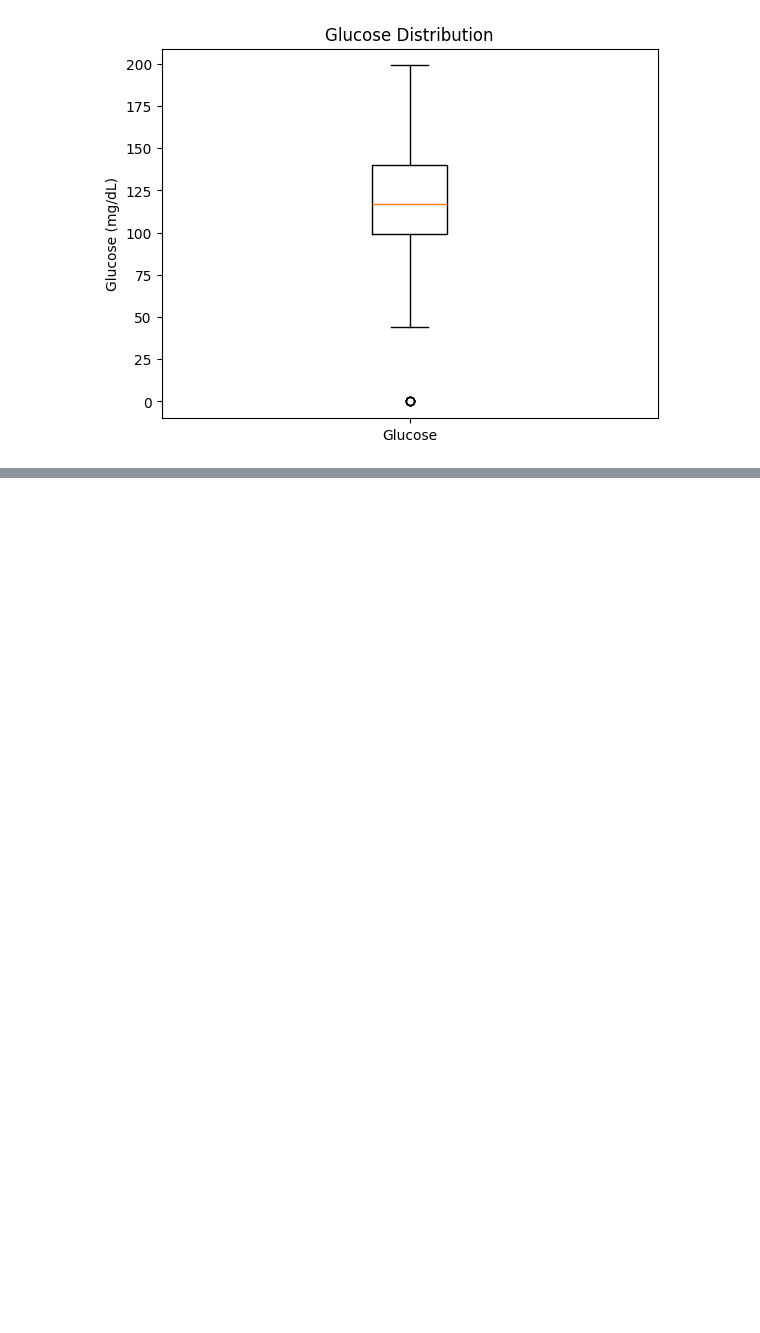
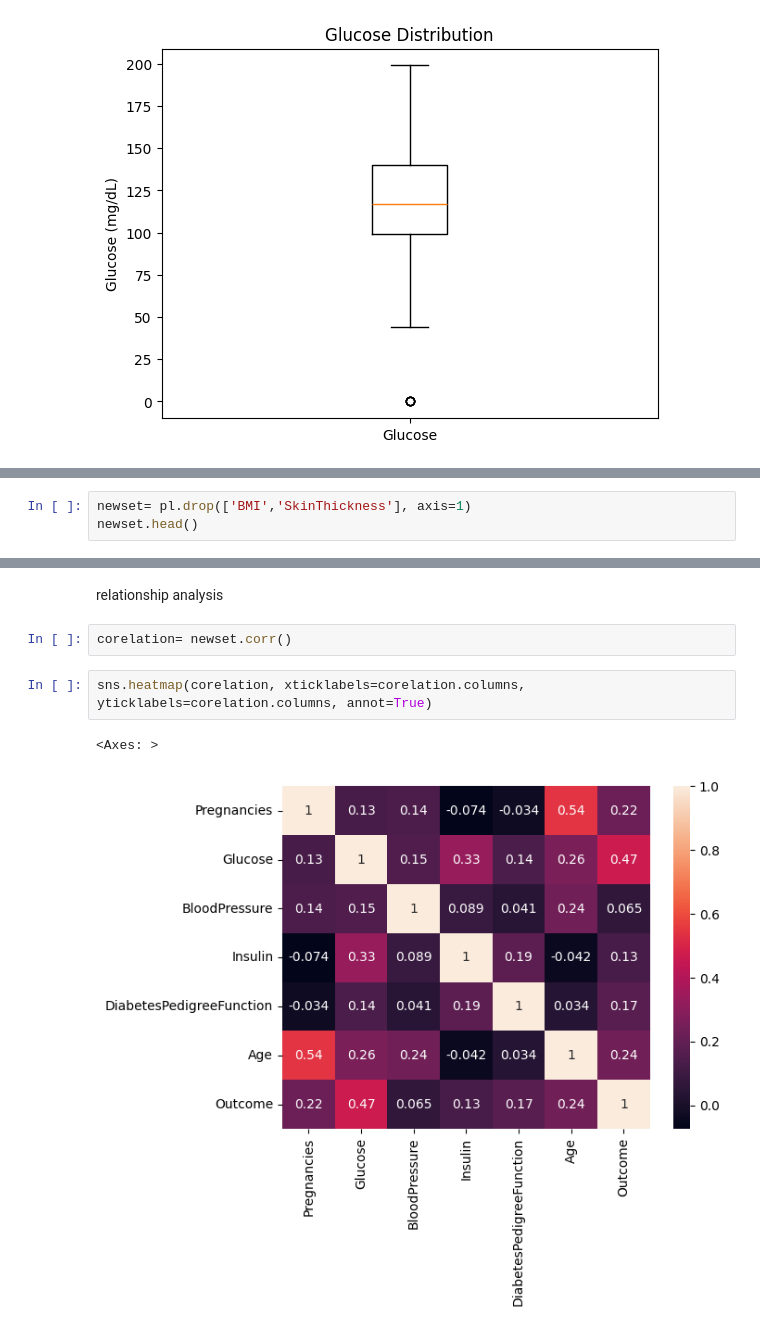
Before and after one commit to RatriMolla/learning_python, a Jupyter notebook: data analysis/EDA.ipynb, the cells around one changed output, grey strips where cells are left out. Cells and saved outputs as stored; diff of their text form; blank space fills up the shorter version.

```diff
--- a/data analysis/EDA.ipynb
+++ b/data analysis/EDA.ipynb
@@ -320,0 +388,3 @@ plt.show()
+# %%
+newset= pl.drop(['BMI','SkinThickness'], axis=1)
+newset.head()
@@ -320,0 +398,9 @@ plt.show()
+# %% [markdown]
+relationship analysis
+# %%
+corelation= newset.corr()
+# %%
+sns.heatmap(corelation, xticklabels=corelation.columns, yticklabels=corelation.columns, annot=True)
+# %% [output]
+<Axes: >
+[figure, added]
```
Also changed, not shown: parts of 8 cells of this notebook.
